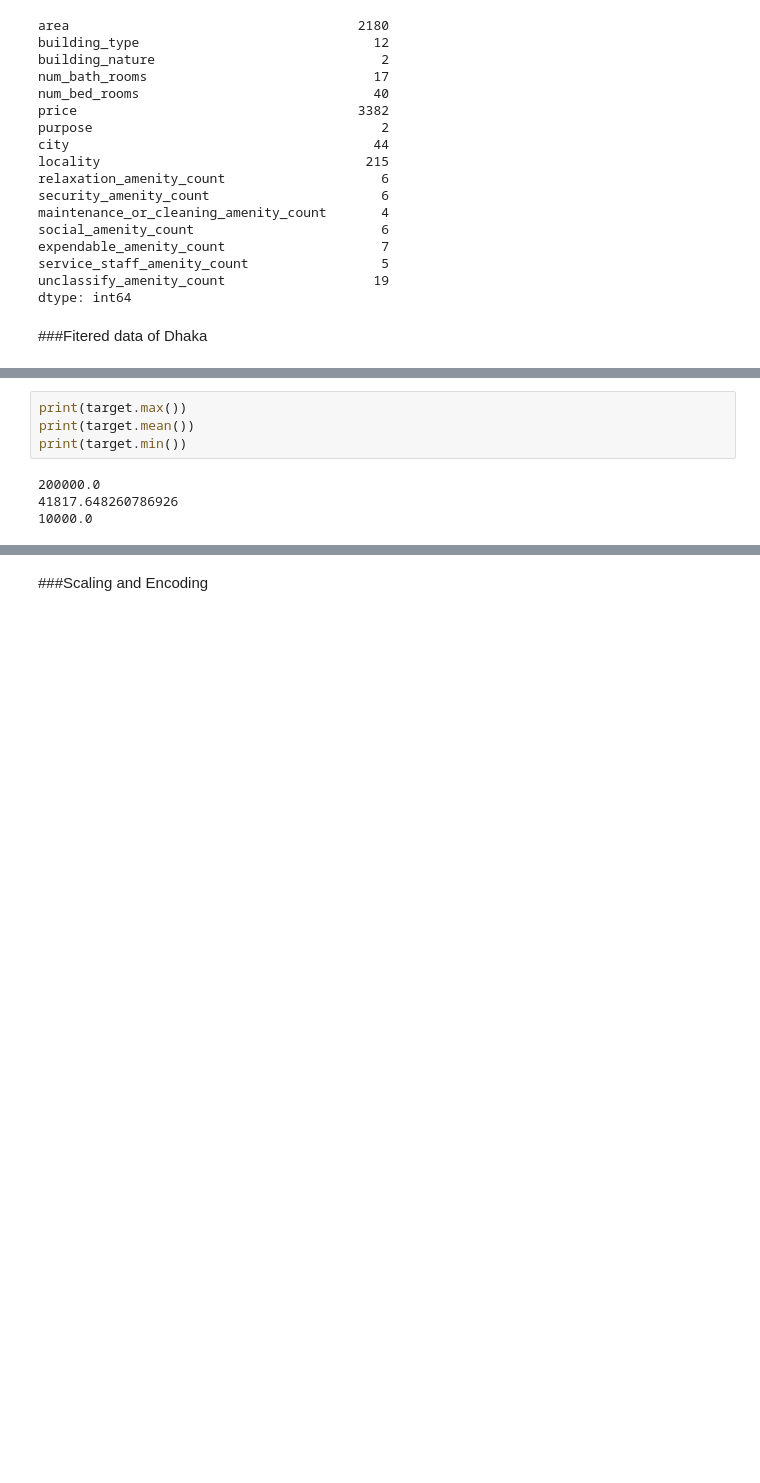
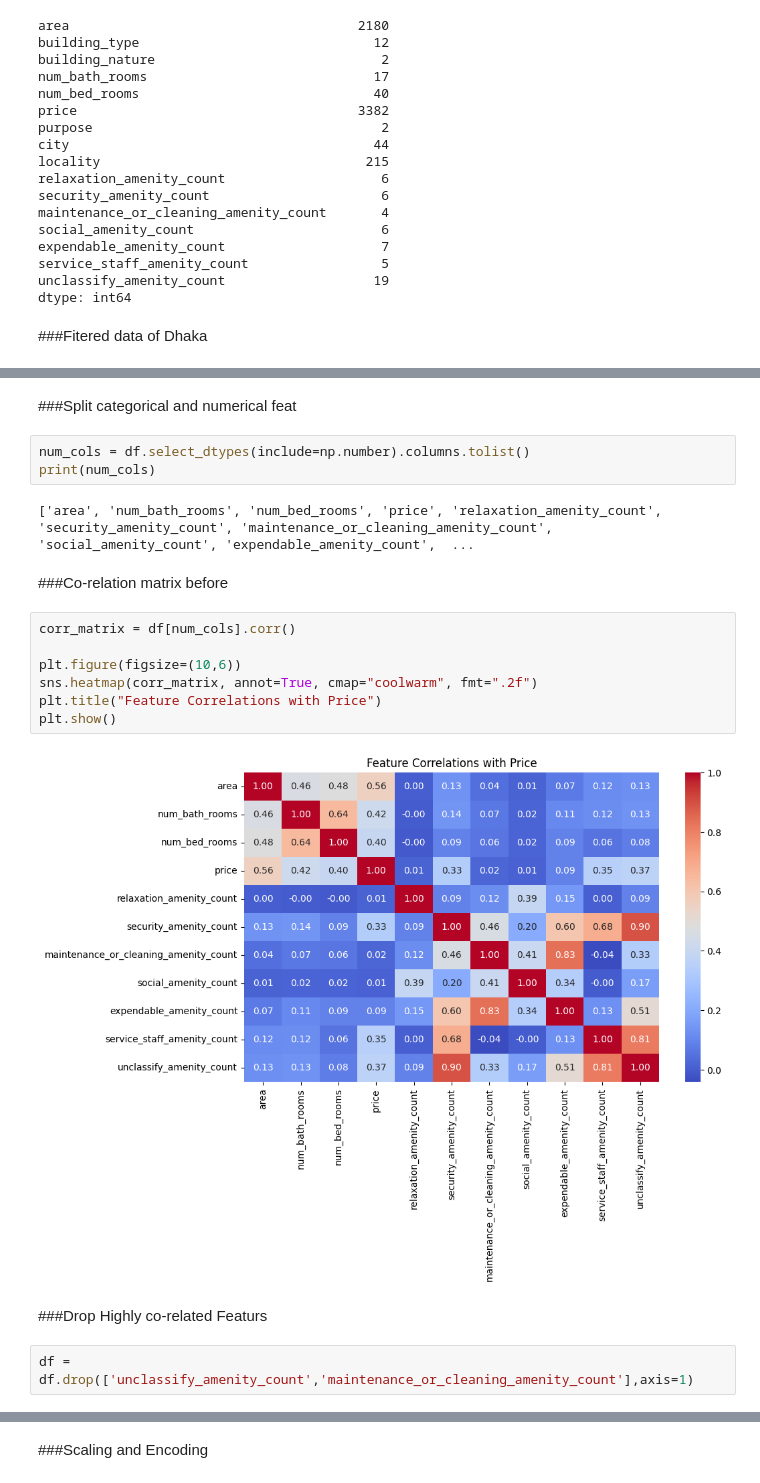
Before and after one commit to imnaimur/cse427_ML, a Jupyter notebook: CSE427_lab_project(Flat_Price_Justification_predictions).ipynb, the cells around one changed output, grey strips where cells are left out. Cells and saved outputs as stored; diff of their text form; blank space fills up the shorter version.

```diff
--- a/CSE427_lab_project(Flat_Price_Justification_predictions).ipynb
+++ b/CSE427_lab_project(Flat_Price_Justification_predictions).ipynb
@@ -138,9 +139,23 @@ zone                                        30
 dtype: int64
-# %%
-print(target.max())
-print(target.mean())
-print(target.min())
-# %% [output]
-200000.0
-41817.648260786926
-10000.0
+# %% [markdown]
+###Split categorical and numerical feat
+# %%
+num_cols = df.select_dtypes(include=np.number).columns.tolist()
+print(num_cols)
+# %% [output]
+['area', 'num_bath_rooms', 'num_bed_rooms', 'price', 'relaxation_amenity_count', 'security_amenity_count', 'maintenance_or_cleaning_amenity_count', 'social_amenity_count', 'expendable_amenity_count',  ...
+# %% [markdown]
+###Co-relation matrix before
+# %%
+corr_matrix = df[num_cols].corr()
+
+plt.figure(figsize=(10,6))
+sns.heatmap(corr_matrix, annot=True, cmap="coolwarm", fmt=".2f")
+plt.title("Feature Correlations with Price")
+plt.show()
+# %% [output]
+[figure, added]
+# %% [markdown]
+###Drop Highly co-related Featurs
+# %%
+df = df.drop(['unclassify_amenity_count','maintenance_or_cleaning_amenity_count'],axis=1)
```
Also changed, not shown: parts of 19 cells of this notebook, 1 other file.
